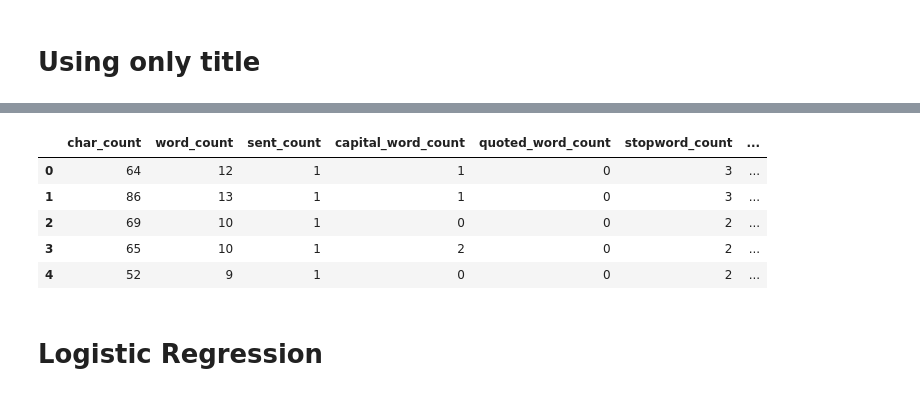
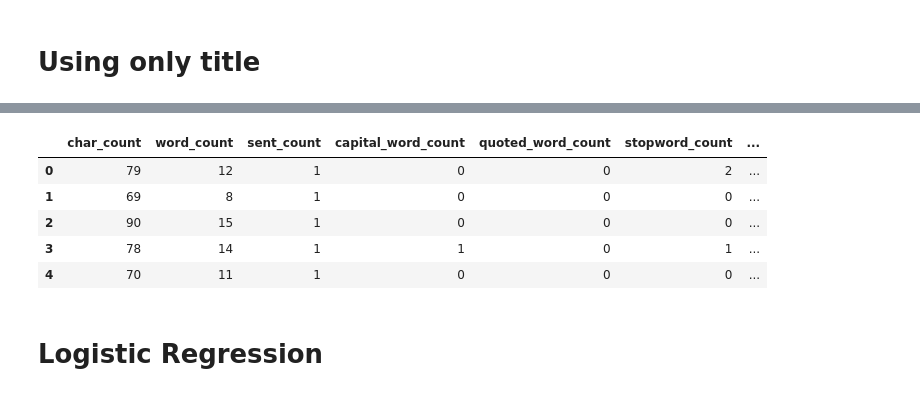
Before and after one commit to Jiawei19/BT4222, a Jupyter notebook: jiawei.ipynb, the cells around one changed output, grey strips where cells are left out. Cells and saved outputs as stored; diff of their text form; code cells hidden in the pictures.

```diff
--- a/jiawei.ipynb
+++ b/jiawei.ipynb
@@ -842,0 +819,3 @@ df2.head()
+# %%
+df2 = pd.read_csv("title.csv")
+df2.head()
@@ -843,12 +829,12 @@ df2.head()
 # %%
-X = df2.iloc[:,3:]
-y = df2['fake']
+X_title = df2.iloc[:,3:]
+y_title = df2['fake']
 # %%
-X.head()
+X_title.head()
 # %% [output]
 |  | char_count | word_count | sent_count | capital_word_count | quoted_word_count | stopword_count | ... |
-| 0 | 64 | 12 | 1 | 1 | 0 | 3 | ... |
-| 1 | 86 | 13 | 1 | 1 | 0 | 3 | ... |
-| 2 | 69 | 10 | 1 | 0 | 0 | 2 | ... |
-| 3 | 65 | 10 | 1 | 2 | 0 | 2 | ... |
-| 4 | 52 | 9 | 1 | 0 | 0 | 2 | ... |
+| 0 | 79 | 12 | 1 | 0 | 0 | 2 | ... |
+| 1 | 69 | 8 | 1 | 0 | 0 | 0 | ... |
+| 2 | 90 | 15 | 1 | 0 | 0 | 0 | ... |
+| 3 | 78 | 14 | 1 | 1 | 0 | 1 | ... |
+| 4 | 70 | 11 | 1 | 0 | 0 | 0 | ... |
```
Also changed, not shown: parts of 71 cells of this notebook.
